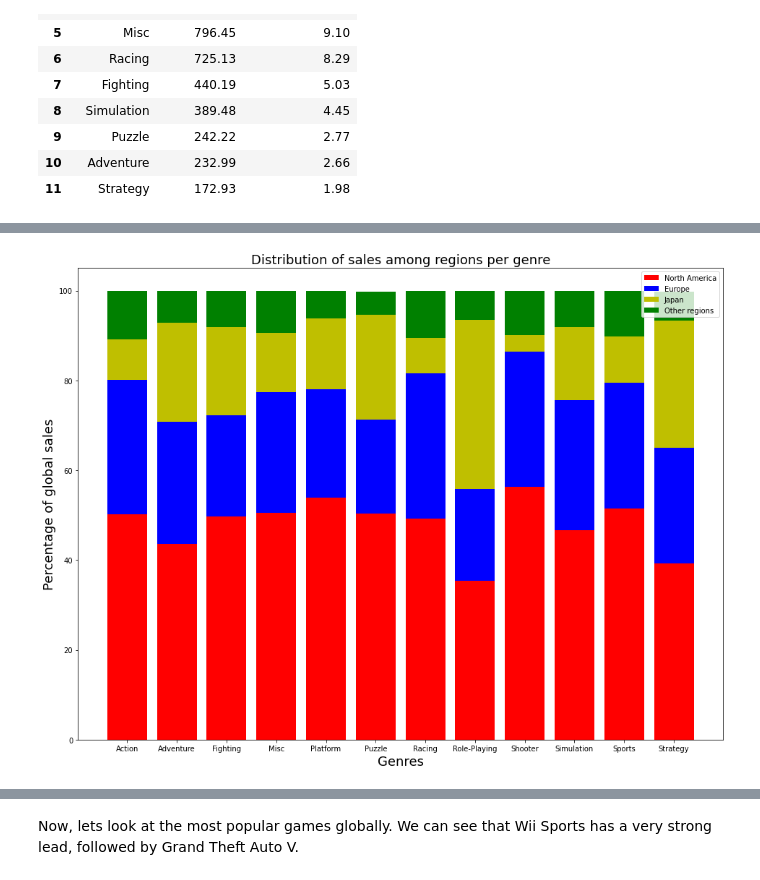
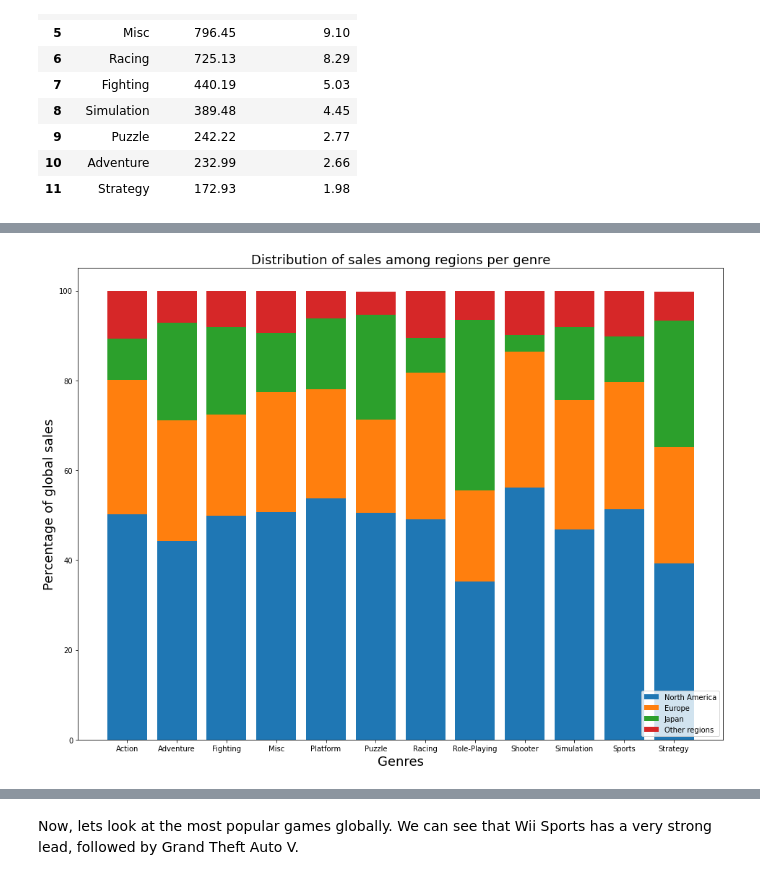
Before and after one commit to 3kleo/Video-Game-Sales-Analysis, a Jupyter notebook: notebook.ipynb, the cells around one changed output, grey strips where cells are left out. Drawn from its saved outputs; the diff is of its cells as text; code cells hidden in the pictures.

```diff
--- a/notebook.ipynb
+++ b/notebook.ipynb
@@ -266,0 +249,8 @@ df_temp
+# %%
+df_temp = df.groupby('genre')[['na_sales', 'eu_sales', 'jp_sales', 'other_sales', 'global_sales']].sum().reset_index()
+df_temp['NA'] = round(df_temp['na_sales'] / df_temp['global_sales'], 4) * 100
+df_temp['EU'] = round(df_temp['eu_sales'] / df_temp['global_sales'], 4) * 100
+df_temp['JP'] = round(df_temp['jp_sales'] / df_temp['global_sales'], 4) * 100
+df_temp['Other'] = round(df_temp['other_sales'] / df_temp['global_sales'], 4) * 100
+df_temp.drop(['na_sales', 'eu_sales', 'jp_sales', 'other_sales', 'global_sales'], axis=1, inplace=True)
+df_temp
@@ -267,13 +271,13 @@ df_temp
 # %%
 plt.figure(figsize=(16,12))
-plt.bar(df_temp['genre'], df_temp['na_sales_pct'], color='r')
-plt.bar(df_temp['genre'], df_temp['eu_sales_pct'], bottom=df_temp['na_sales_pct'], color='b')
-plt.bar(df_temp['genre'], df_temp['jp_sales_pct'], bottom=df_temp['na_sales_pct']+df_temp['eu_sales_pct'], color='y')
-plt.bar(df_temp['genre'], df_temp['other_sales_pct'], bottom=df_temp['na_sales_pct']+df_temp['eu_sales_pct']+df_temp['jp_sales_pct'], color='g')
+plt.bar(df_temp['genre'], df_temp['NA'])#, color='r')
+plt.bar(df_temp['genre'], df_temp['EU'], bottom=df_temp['NA'])#, color='b')
+plt.bar(df_temp['genre'], df_temp['JP'], bottom=df_temp['NA']+df_temp['EU'])#, color='y')
+plt.bar(df_temp['genre'], df_temp['Other'], bottom=df_temp['NA']+df_temp['EU']+df_temp['JP'])#, color='g')
 plt.xlabel("Genres", fontdict={'size': 18})
 plt.ylabel("Percentage of global sales", fontdict={'size': 18})
-plt.legend(["North America", "Europe", "Japan", "Other regions"])
+plt.legend(["North America", "Europe", "Japan", "Other regions"], loc='lower right')
 plt.title("Distribution of sales among regions per genre", fontdict={'size': 18})
 plt.show()
 # %% [output]
-[figure, old version]
+[figure, new version]
```
Also changed, not shown: parts of 5 cells of this notebook.
